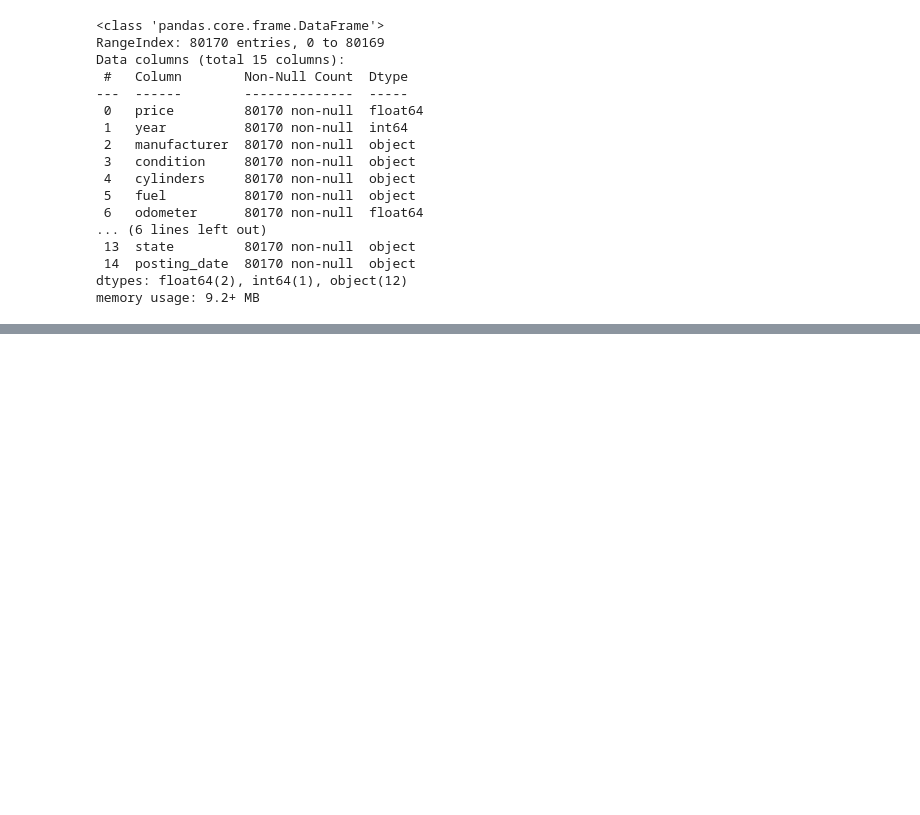
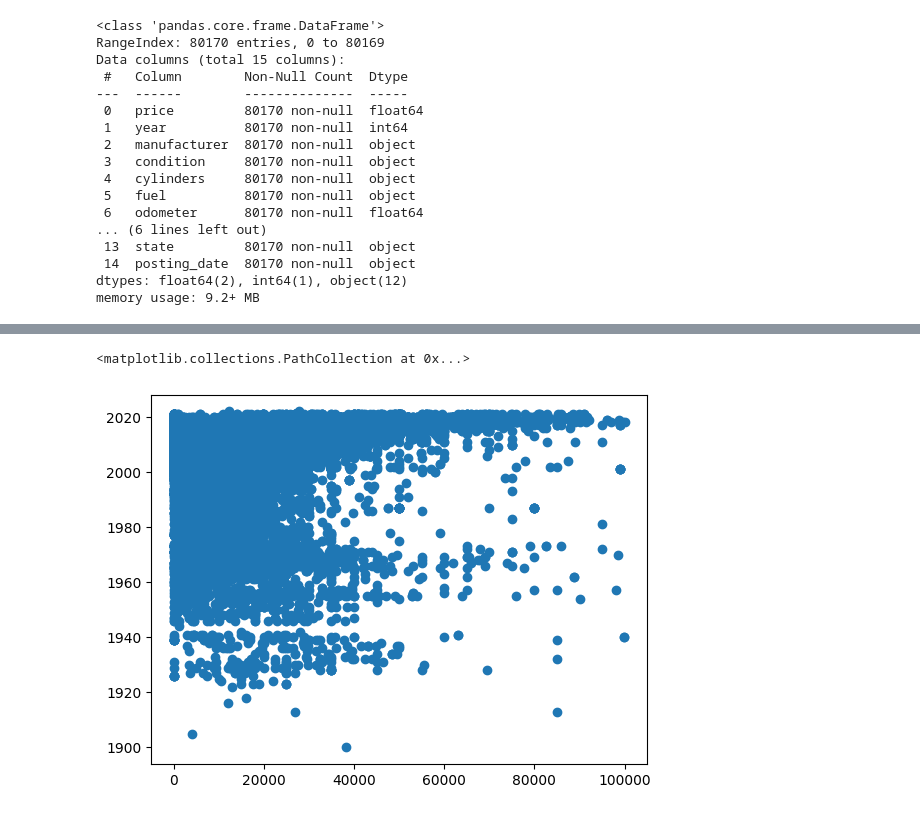
Before and after one commit to jaredap1995/UCB_project_4, a Jupyter notebook: used_cars.ipynb, the cells around one changed output, grey strips where cells are left out. Cells and saved outputs as stored; diff of their text form; code cells hidden in the pictures; blank space fills up the shorter version.

```diff
--- a/used_cars.ipynb
+++ b/used_cars.ipynb
@@ -52,0 +71,5 @@ memory usage: 9.2+ MB
+# %%
+plt.scatter(cars_df['price'], cars_df['year'])
+# %% [output]
+<matplotlib.collections.PathCollection at 0x...>
+[figure, added]
```
Also changed, not shown: parts of 12 cells of this notebook.
